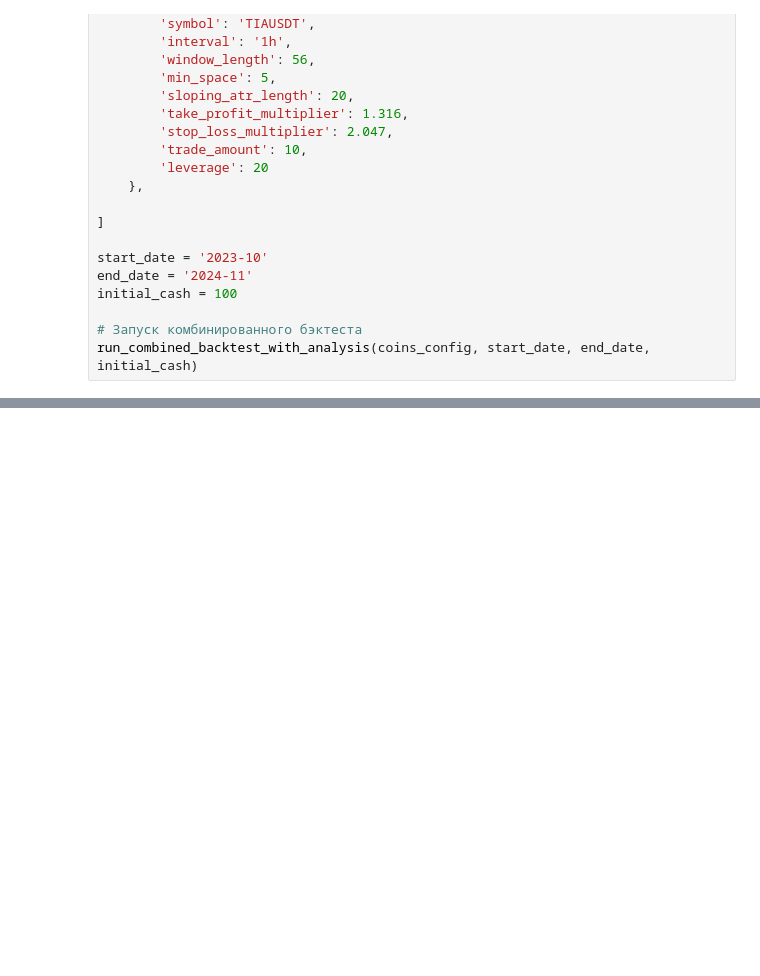
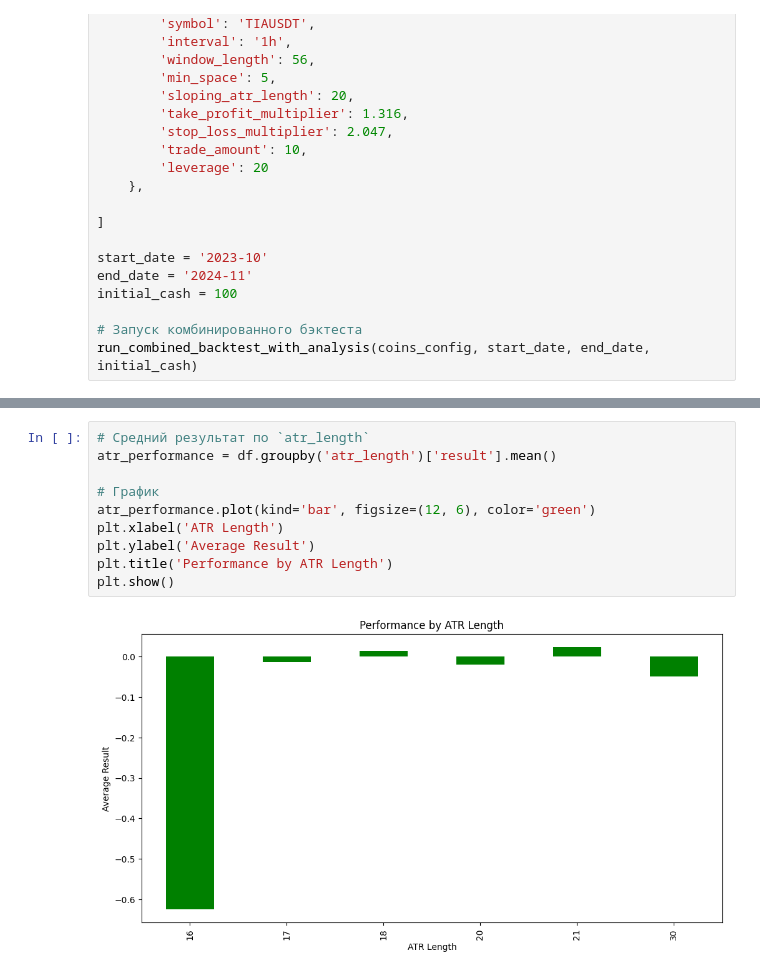
Before and after one commit to dkalenov/backtesting, a Jupyter notebook: sloping_final_backtest.ipynb, the cells around one changed output, grey strips where cells are left out. Drawn from its saved outputs; the diff is of its cells as text; blank space fills up the shorter version.

```diff
--- a/sloping_final_backtest.ipynb
+++ b/sloping_final_backtest.ipynb
@@ -5585,0 +6528,12 @@ run_combined_backtest_with_analysis(coins_config, start_date, end_date, initial_
+# %%
+# Средний результат по `atr_length`
+atr_performance = df.groupby('atr_length')['result'].mean()
+
+# График
+atr_performance.plot(kind='bar', figsize=(12, 6), color='green')
+plt.xlabel('ATR Length')
+plt.ylabel('Average Result')
+plt.title('Performance by ATR Length')
+plt.show()
+# %% [output]
+[figure, added]
```
Also changed, not shown: parts of 68 cells of this notebook.
